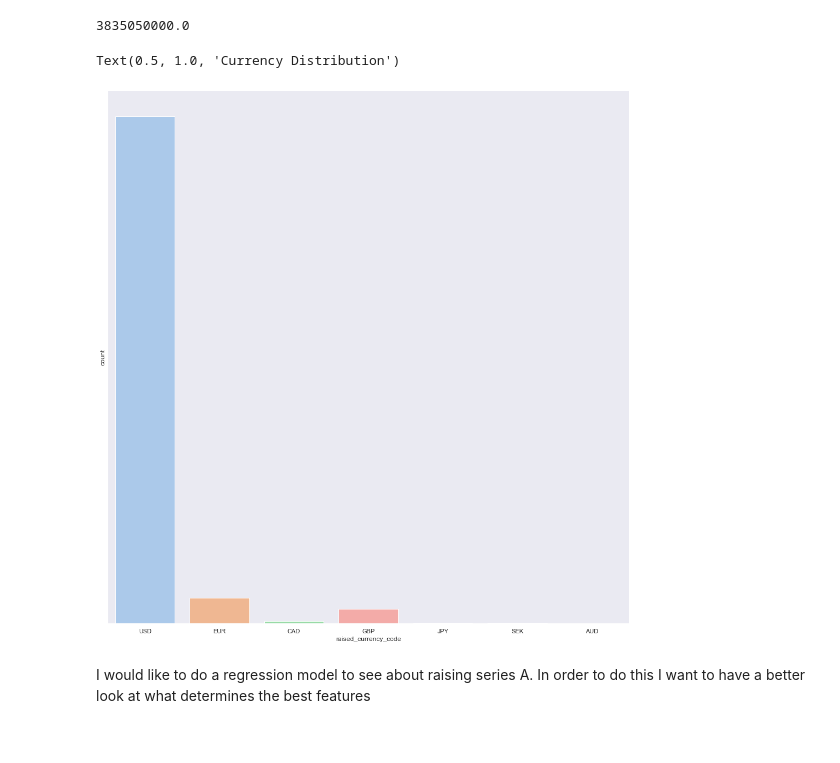
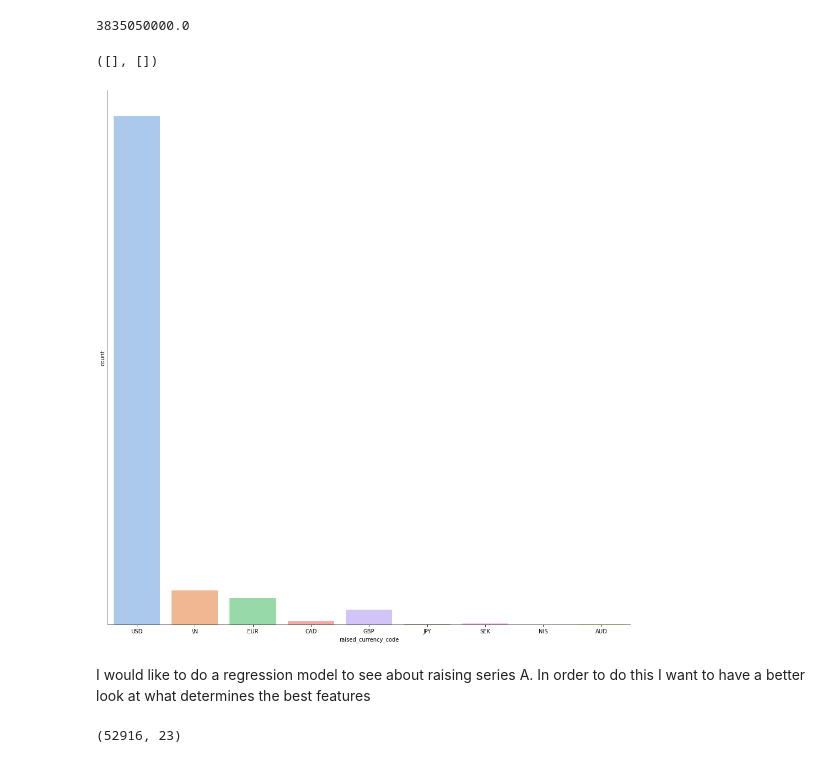
Before and after one commit to anilaq/venturecapitalproject, a Jupyter notebook: Untitled.ipynb, the cells around one changed output. Drawn from its saved outputs; the diff is of its cells as text; code cells hidden in the pictures.

```diff
--- a/Untitled.ipynb
+++ b/Untitled.ipynb
@@ -349,13 +339,17 @@ funding_rounds2['raised_amount_usd'].max()
 # %% [output]
 3835050000.0
 # %%
-sns.catplot(x="raised_currency_code", kind="count", palette="pastel", data=funding_rounds2, height = 14)
+sns.catplot(x="raised_currency_code", kind="count", palette="pastel", data=funding_rounds, height = 14)
 plt.yticks([])
-ax.tick_params(axis='both', which='major', labelsize=15)
+#ax.tick_params(axis='both', which='major', labelsize=15)
 
-ax.set_title('Currency Distribution', fontsize=25, loc='center', weight='bold', pad=20)
+#ax.set_title('Currency Distribution', fontsize=25, loc='center', weight='bold', pad=20)
 # %% [output]
-Text(0.5, 1.0, 'Currency Distribution')
+([], [])
-[figure, old version]
+[figure, new version]
 # %% [markdown]
 I would like to do a regression model to see about raising series A. In order to do this I want to have a better look at what determines the best features
+# %%
+funding_rounds.shape
+# %% [output]
+(52916, 23)
```
Also changed, not shown: parts of 40 cells of this notebook.
